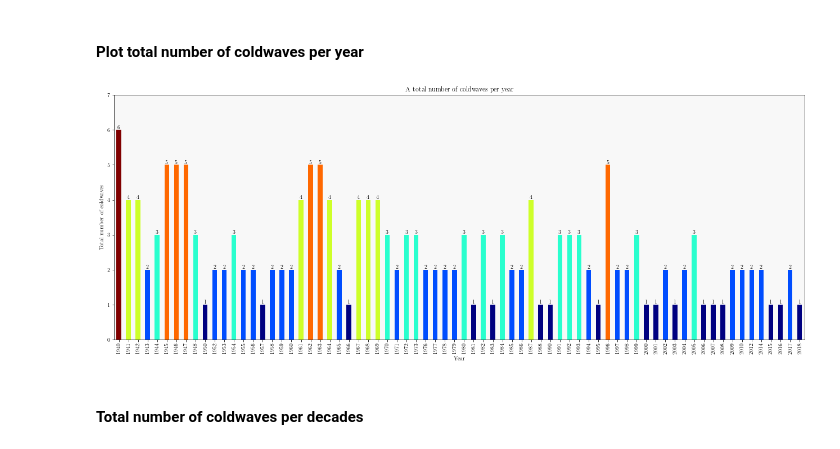
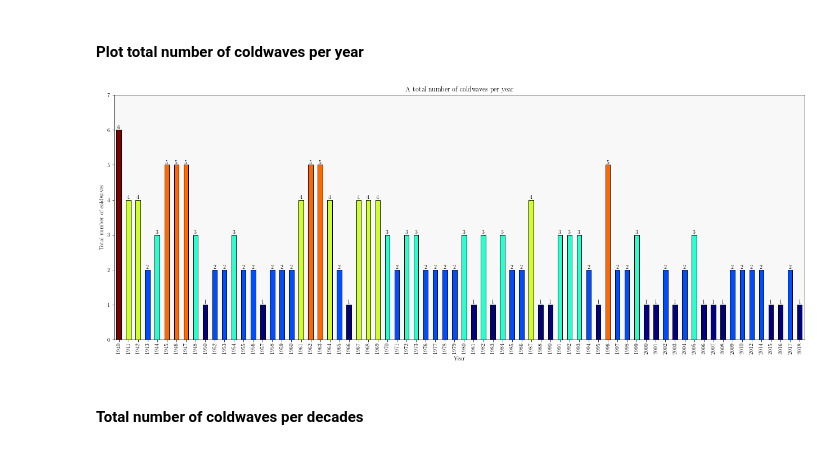
Before and after one commit to cimbaIG/Weather_data_Zagreb, a Jupyter notebook: weather_data_zagreb.ipynb, the cells around one changed output. Cells and saved outputs as stored; diff of their text form; code cells hidden in the pictures.

```diff
--- a/weather_data_zagreb.ipynb
+++ b/weather_data_zagreb.ipynb
@@ -823,16 +822,16 @@ Name: grp_date, Length: 72, dtype: int64
 #### Plot total number of coldwaves per year
 # %%
 # Plot a total number of coldwaves per year
-plot = total_num_of_coldwaves_per_year.plot(kind="bar", figsize=(22,8), xlabel="Year", ylabel="Total number of coldwaves", legend=False, ylim=(0,7), color=my_cmap(rescale(total_num_of_coldwaves_per_year)))
+plot = total_num_of_coldwaves_per_year.plot(kind="bar", figsize=(22,8), xlabel="Year", ylabel="Total number of coldwaves", legend=False, ylim=(0,7), color=my_cmap(rescale(total_num_of_coldwaves_per_year)), edgecolor="black")
 plt.title("A total number of coldwaves per year")
 plt.bar_label(container=plot.containers[0])
 ax = plt.gca()
 ax.set_facecolor("#F8F8F8")
 
 # Save figure to pdf file
 plt.savefig('total_num_of_coldwaves_per_year.pdf', bbox_inches='tight')
 # %% [output]
-[figure, old version]
+[figure, new version]
 # %% [markdown]
 #### Total number of coldwaves per decades
 # %%
```
Also changed, not shown: parts of 14 cells of this notebook, 20 other files.
